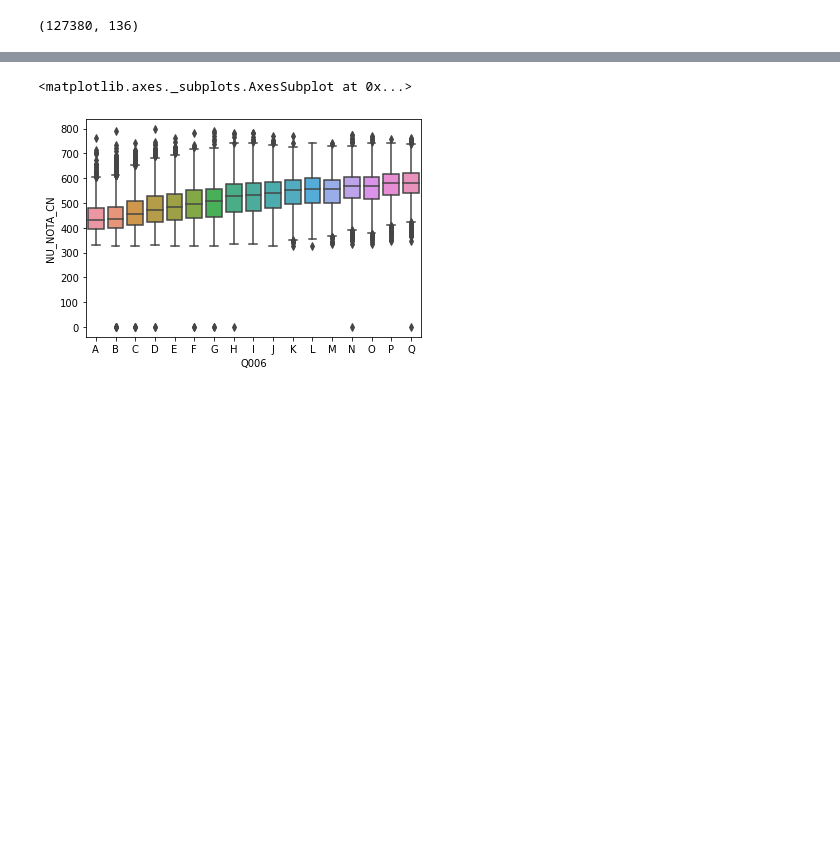
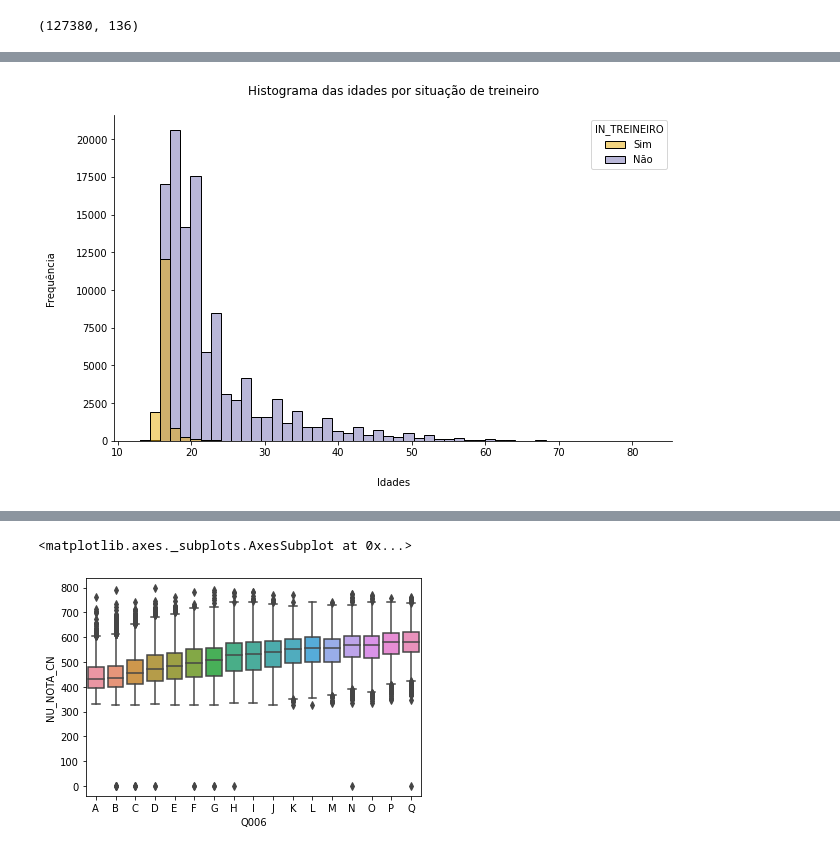
Before and after one commit to vinismachadoo/alura-imersao-dados-2, a Jupyter notebook: microdados_enem_2019.ipynb, the cells around one changed output, grey strips where cells are left out. Saved outputs shown, nothing was run; the diff lists cells and outputs as text; code cells hidden in the pictures; blank space fills up the shorter version.

```diff
--- a/microdados_enem_2019.ipynb
+++ b/microdados_enem_2019.ipynb
@@ -131,0 +91,10 @@ Name: TP_STATUS_REDACAO, dtype: int64
+# %%
+fig, ax = plt.subplots(figsize=(10,6))
+sns.histplot(data=enem, x='NU_IDADE', hue='IN_TREINEIRO', bins=50, ax=ax, palette='Dark2_r')
+plt.title('Histograma das idades por situação de treineiro', pad=20, fontsize=12, color='black')
+sns.despine()
+plt.xlabel('Idades', labelpad=20)
+plt.ylabel('Frequência', labelpad=20)
+plt.show()
+# %% [output]
+[figure, added]
```
Also changed, not shown: parts of 61 cells of this notebook.
